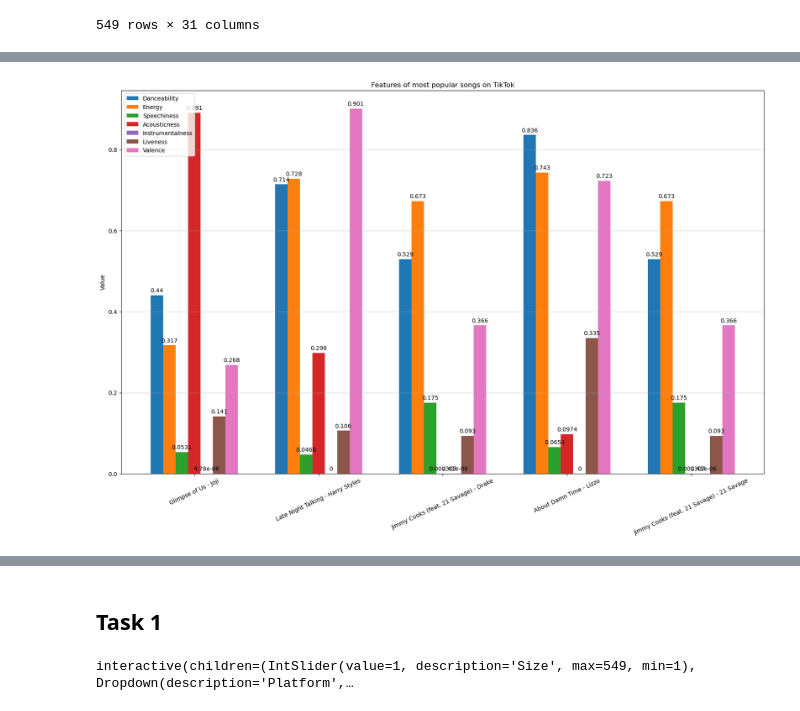
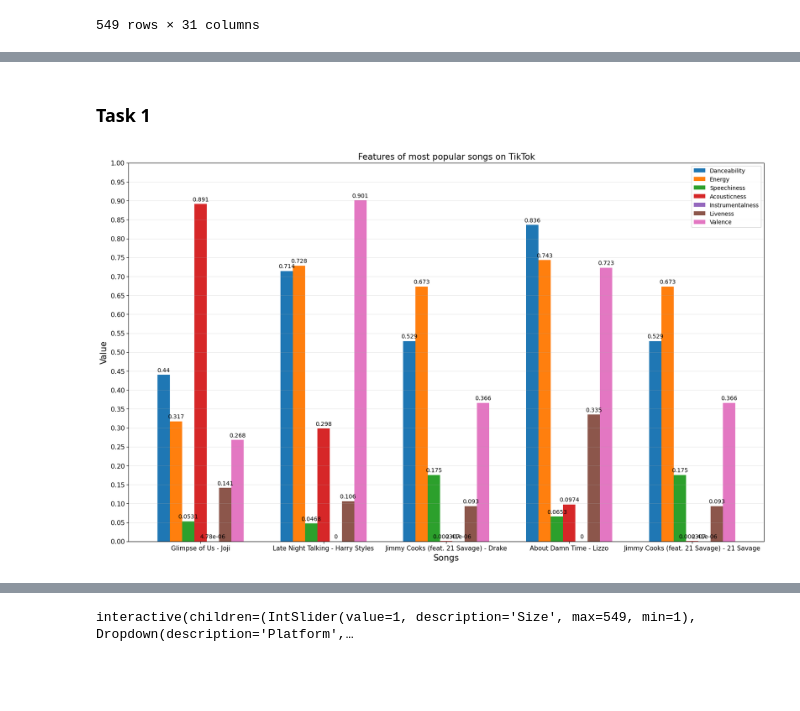
Before and after one commit to AnastasiaBrinati/Visualization-Project-22-23, a Jupyter notebook: Visualization Project.ipynb, the cells around one changed output, grey strips where cells are left out. Drawn from its saved outputs; the diff is of its cells as text; code cells hidden in the pictures; blank space fills up the shorter version.

```diff
--- a/Visualization Project.ipynb
+++ b/Visualization Project.ipynb
@@ -107,6 +107,8 @@ top_songs = tracks.sort_values(by='Stream')
 songs = top_songs['Track'][:size]
 artists = top_songs['Artist'][:size]
 top_songs = top_songs.dropna()
+# %% [markdown]
+### Task 1
 # %%
 size = 5
 platform = 'TikTok'
@@ -120,39 +122,42 @@ elif platform == 'Spotify':
 
 top_songs = tracks.sort_values(by=feature,ascending=False).dropna()
 songs = top_songs['Track'][:size]
 artists = top_songs['Artist'][:size]
 features_dict = {
     'Danceability': (top_songs['Danceability'][:size]),
     'Energy': (top_songs['Energy'][:size]),
     'Speechiness': (top_songs['Speechiness'][:size]),
     'Acousticness': (top_songs['Acousticness'][:size]),
     'Instrumentalness': (top_songs['Instrumentalness'][:size]),
     'Liveness': (top_songs['Liveness'][:size]),
     'Valence': (top_songs['Valence'][:size]),
 }
 
 x = np.arange(len(songs))  # the label locations
 width = 0.1  # the width of the bars
 multiplier = 0
 
 fig = plt.figure(figsize=(20,12))
 ax = fig.add_subplot()
 
 for attribute, measurement in features_dict.items():
     offset = width * multiplier
     rects = ax.bar(x + offset, measurement, width, label=attribute)
     ax.bar_label(rects, padding=3)
     multiplier += 1
 
 # Add some text for labels, title and custom x-axis tick labels, etc.
-ax.set_ylabel('Value')
-ax.set_title('Features of most popular songs on '+platform)
+ax.set_ylabel('Value', size=15)
+ax.set_xlabel('Songs', size=15)
+ax.set_title('Features of most popular songs on '+platform, size=15)
 ax.set_xticks(x + width*3, songs+' - '+artists)
-ax.legend(loc='upper left')
-ax.yaxis.grid(alpha=0.5)
-plt.xticks(rotation=25);
+ax.set_yticks(np.arange(0,1.05,0.05))
+ax.legend(loc='upper right')
+ax.yaxis.grid(alpha=0.3)
+ax.tick_params(axis='both', which='major', labelsize=11)
+#plt.xticks(rotation=0);
 # %% [output]
-[figure, old version]
+[figure, new version]
 # %%
 top_songs
 # %% [output]
@@ -169,8 +174,6 @@ top_songs
 | 275 | 8367 | M83 | https://open.spotify.com/artist/6... | Midnight City | Hurry Up, We're Dreaming | album | spotify:track:1eyzqe2QqGZUmfcPZtrIyt | 0.526 | 0.712 | ... |
 | 60 | 337 | Kanye West | https://open.spotify.com/artist/5... | Violent Crimes | ye | album | spotify:track:3s7MCdXyWmwjdcWh7GWXas | 0.669 | 0.419 | ... |
 534 rows × 31 columns
-# %% [markdown]
-## Task 1
 # %%
 def f(Size, Platform):
     # Features.
```
